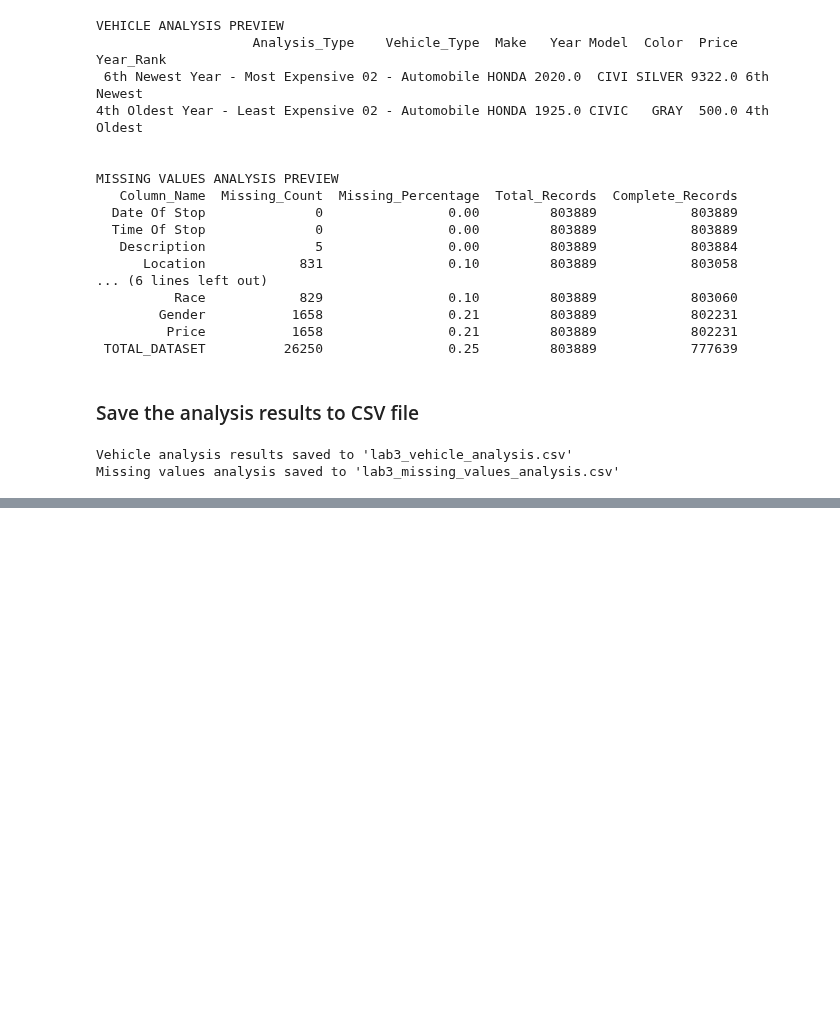
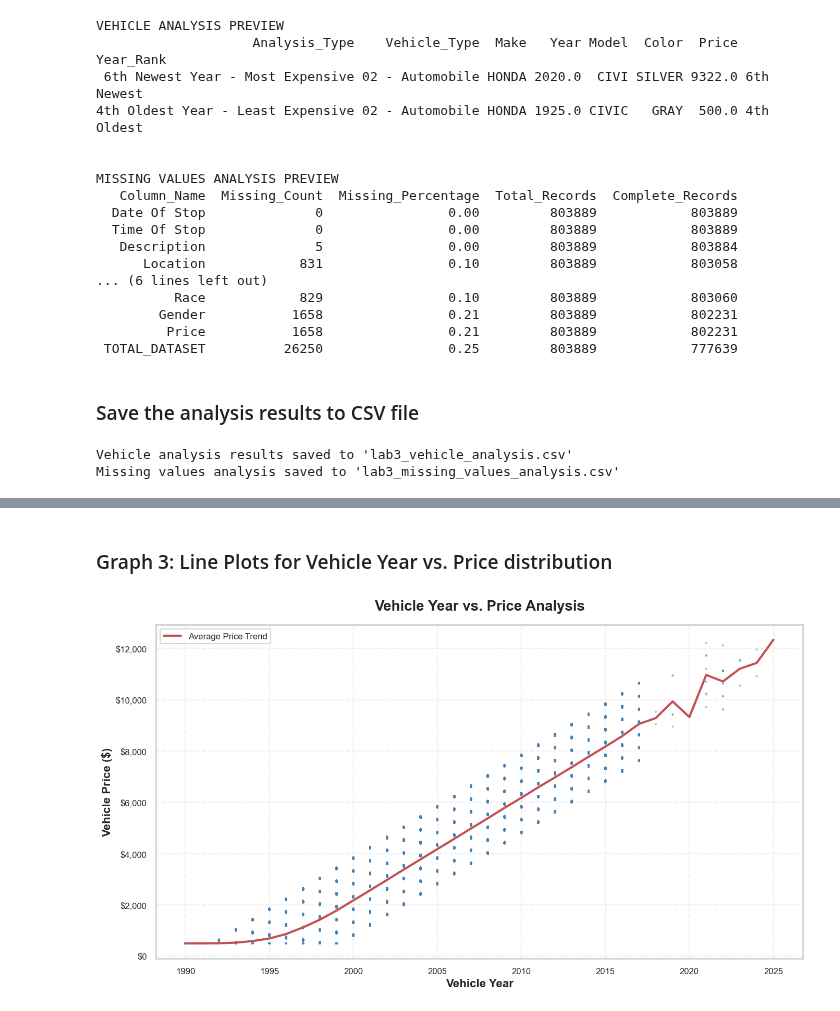
Before and after one commit to orchlonn/CS-456, a Jupyter notebook: Labs/Lab-3/Lab3.ipynb, the cells around one changed output, grey strips where cells are left out. Saved outputs shown, nothing was run; the diff lists cells and outputs as text; code cells hidden in the pictures; blank space fills up the shorter version.

```diff
--- a/Labs/Lab-3/Lab3.ipynb
+++ b/Labs/Lab-3/Lab3.ipynb
@@ -241,0 +317,48 @@ Missing values analysis saved to 'lab3_missing_values_analysis.csv'
+# %% [markdown]
+### Graph 3: Line Plots for Vehicle Year vs. Price distribution
+# %%
+plt.figure(figsize=(14, 8))
+
+# Convert Year to numeric
+df['Year'] = pd.to_numeric(df['Year'], errors='coerce')
+
+# Remove rows with missing Year or Price
+df_clean = df.dropna(subset=['Year', 'Price']).copy()
+
+# Filter realistic years and prices
+df_clean = df_clean[
+    (df_clean['Year'] >= 1990) &
+    (df_clean['Year'] <= 2025) &
+    (df_clean['Price'] > 0) &
+    (df_clean['Price'] < 50000)
+].copy()
+
+# Create scatter plot
+plt.scatter(df_clean['Year'], df_clean['Price'],
+           alpha=0.5, color='steelblue', s=8, edgecolors='none')
+
+# Add trend line using simple linear regression
+years_sorted = sorted(df_clean['Year'].unique())
+mean_prices = []
+for year in years_sorted:
+    year_data = df_clean[df_clean['Year'] == year]
+    mean_prices.append(year_data['Price'].mean())
+
+plt.plot(years_sorted, mean_prices, 'r-', linewidth=3, label='Average Price Trend')
+
+# Customize the plot
+plt.title('Vehicle Year vs. Price Analysis', fontsize=20, fontweight='bold', pad=20)
+plt.xlabel('Vehicle Year', fontsize=16, fontweight='bold')
+plt.ylabel('Vehicle Price ($)', fontsize=16, fontweight='bold')
+plt.grid(True, alpha=0.3, linestyle='--')
+
+# Format axes
+plt.xticks(fontsize=12)
+plt.yticks(fontsize=12)
+plt.gca().yaxis.set_major_formatter(plt.FuncFormatter(lambda x, p: f'${x:,.0f}'))
+
+plt.legend(fontsize=12)
+plt.tight_layout()
+plt.show()
+# %% [output]
+[figure, added]
```
Also changed, not shown: parts of 9 cells of this notebook.
